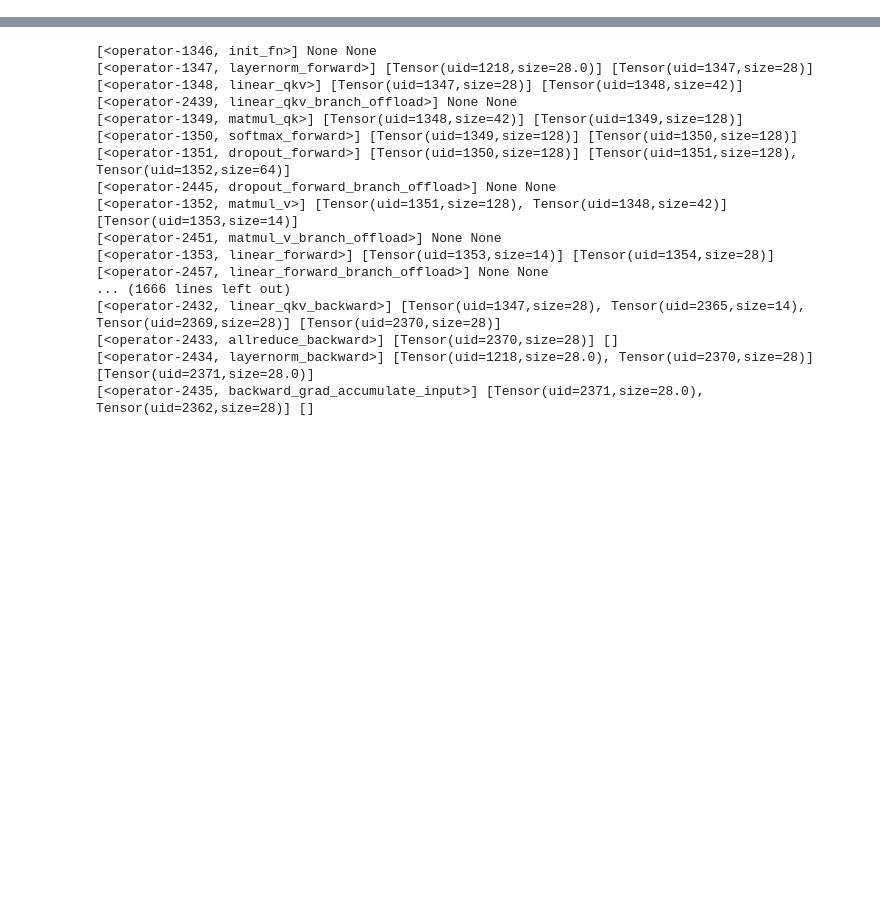
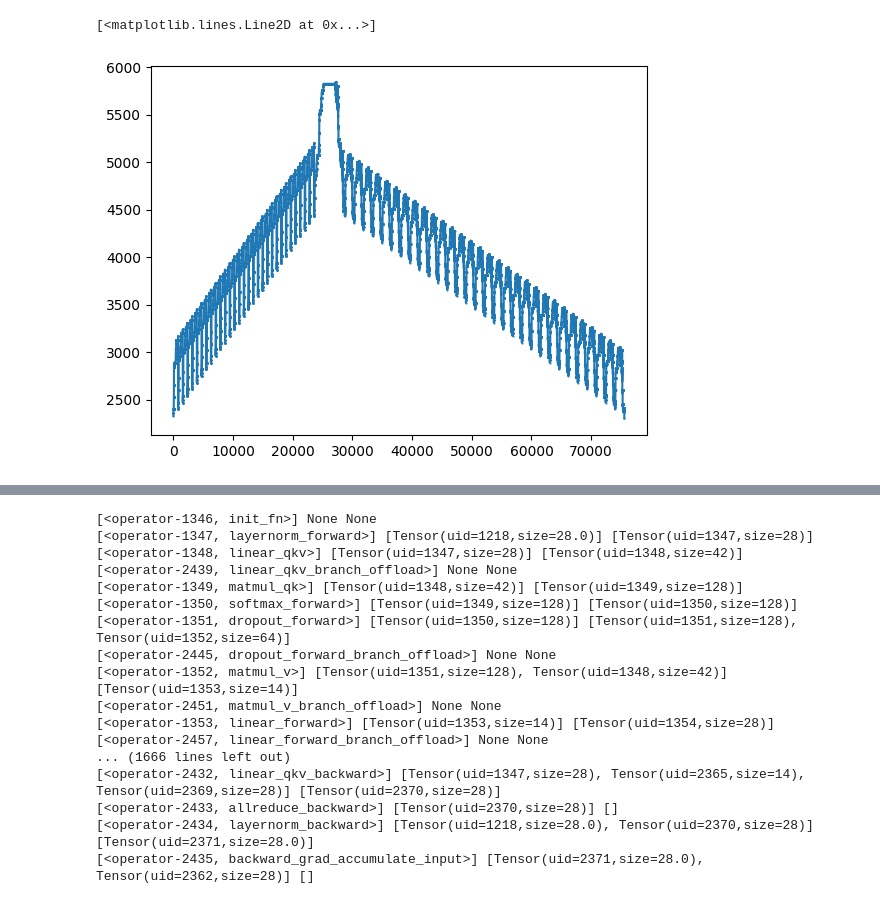
Before and after one commit to Nayaco/dpspeed-measure, a Jupyter notebook: gpt2_simple_estimate.ipynb, the cells around one changed output, grey strips where cells are left out. Cells and saved outputs as stored; diff of their text form; code cells hidden in the pictures; blank space fills up the shorter version.

Commit message:
flatten checkpointing

```diff
--- a/gpt2_simple_estimate.ipynb
+++ b/gpt2_simple_estimate.ipynb
@@ -49,8 +49,9 @@ from dsmeasure2.flatten.flatten import flatten, convert_graph_to_flatten_seq
 from dsmeasure2.flatten.flatten_engine import FlattenEngine
 from dsmeasure2.flatten.flatten_stream import FlattenStream, stream_synchronize
 from dsmeasure2.flatten.flatten_offload import make_passive_offload
+from dsmeasure2.flatten.flatten_checkpoint import make_entire_checkpoint
 from dsmeasure2.flatten.flatten_operator import FlattenInitiate, FlattenOperator
-
+TRANSFORMER_BLOCKS = 32
 gpt2 = make_gpt_2(
         compute_time_linear_qkv=490,
         compute_time_matmul_kq=214,
@@ -92,7 +93,7 @@ gpt2 = make_gpt_2(
 
         compute_time_loss_with_backward=20000,
 
-        batch_size=16,
+        batch_size=8,
         seq_len=1024,
         hidden_size=1792,
         head_num=16,
@@ -100,7 +101,7 @@ gpt2 = make_gpt_2(
         tensor_parallel=2,
         precision=2,
 
-        transfomer_block_num=32
+        transfomer_block_num=TRANSFORMER_BLOCKS,
     )
 for _op in gpt2:
         OperatorManager().register(_op)
@@ -144,6 +146,54 @@ while _i < len(stream_0._flat_seq):
 stream_synchronize(stream_0, offload_streams, _i)
 FlattenEngine().evaluation([stream_0, *offload_streams], 10, verbose=False)
 b = FlattenEngine()._cuda_mem_trace.copy()
+# %%
+# FULL CHECKPOINT
+checkpoint_streams = []
+tot_length = len(stream_0._flat_seq)
+origin_indices = [(i*17+1,i*17+16,tot_length-(i*17+17)) for i in range(TRANSFORMER_BLOCKS-1)]
+# origin_indices = [(i*17+1,i*17+9,tot_length-(i*17+10)) for i in range(TRANSFORMER_BLOCKS)]
+# origin_indices = [(i*17+1,i*17+13,tot_length-(i*17+14)) for i in range(TRANSFORMER_BLOCKS)]
+origin_uids = [(stream_0[_indices[0]]._config.op_uid,
+                stream_0[_indices[1]]._config.op_uid,
+                stream_0[_indices[2]]._config.op_uid) for _indices in origin_indices]
+for _i, _indices in enumerate(origin_indices):
+    _indices_0 = [*_indices]
+    for _j in range(_indices_0[0], len(stream_0._flat_seq)):
+        if stream_0._flat_seq[_j]._config.op_uid == origin_uids[_i][0]:
+            _indices_0[0] = _j
+            break
+    for _j in range(_indices_0[1], len(stream_0._flat_seq)):
+        if stream_0._flat_seq[_j]._config.op_uid == origin_uids[_i][1]:
+            _indices_0[1] = _j
+            break
+    for _j in range(_indices_0[2], len(stream_0._flat_seq)):
+        if stream_0._flat_seq[_j]._config.op_uid == origin_uids[_i][2]:
+            _indices_0[2] = _j
+            break
+    checkpoint_streams.append(make_entire_checkpoint(stream_0, _indices_0[0], _indices_0[1], _indices_0[2]))
+
+_i = 0
+while _i < len(stream_0._flat_seq):
+    if stream_0[_i]._config.op_name == 'loss_fn':
+        break
+    _i += 1
+
+stream_synchronize(stream_0, checkpoint_streams, _i)
+
+# for _i, _op in enumerate(stream_0._flat_seq):
+#     print(_i, [_op],
+#             _op._input if isinstance(_op, FlattenOperator) else None,
+#             _op._output if isinstance(_op, FlattenOperator) else None)
+FlattenEngine().evaluation([stream_0, *checkpoint_streams], 10, verbose=False)
+b = FlattenEngine()._cuda_mem_trace.copy()
+
+%matplotlib inline
+import matplotlib.pyplot as plt
+# plt.figure(figsize=(100,40))
+plt.plot(list(range(len(FlattenEngine()._cuda_mem_trace))), FlattenEngine()._cuda_mem_trace, '.-', markersize=1)
+# %% [output]
+[<matplotlib.lines.Line2D at 0x...>]
+[figure, added]
 # %%
 %matplotlib inline
 import matplotlib.pyplot as plt
```
Also changed, not shown: parts of 3 cells of this notebook, 5 other files.
